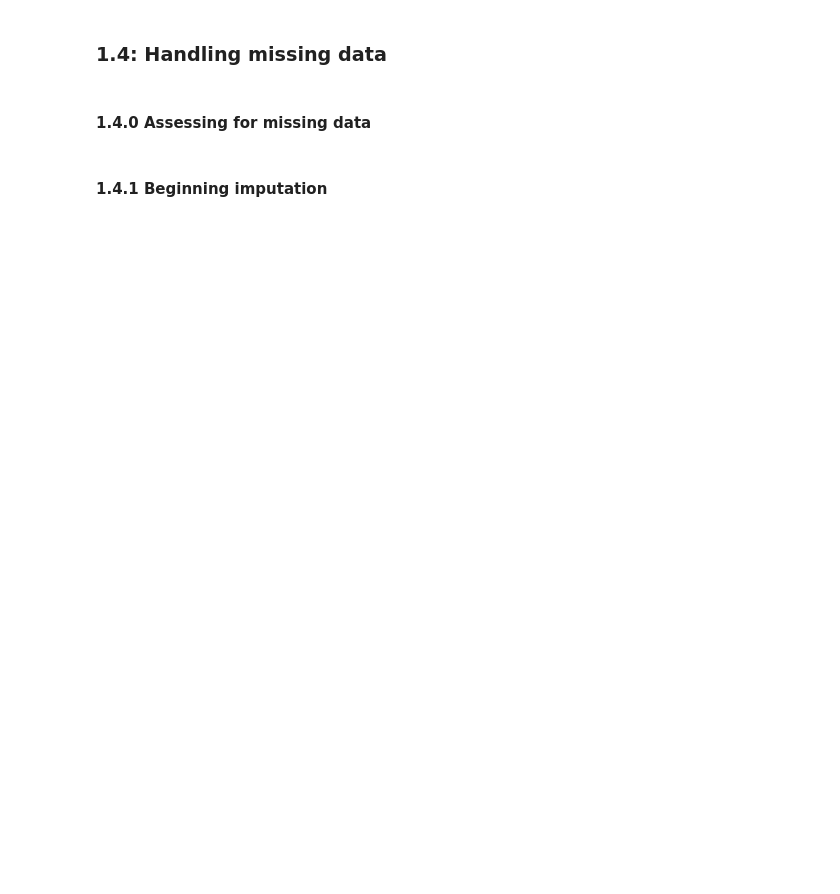
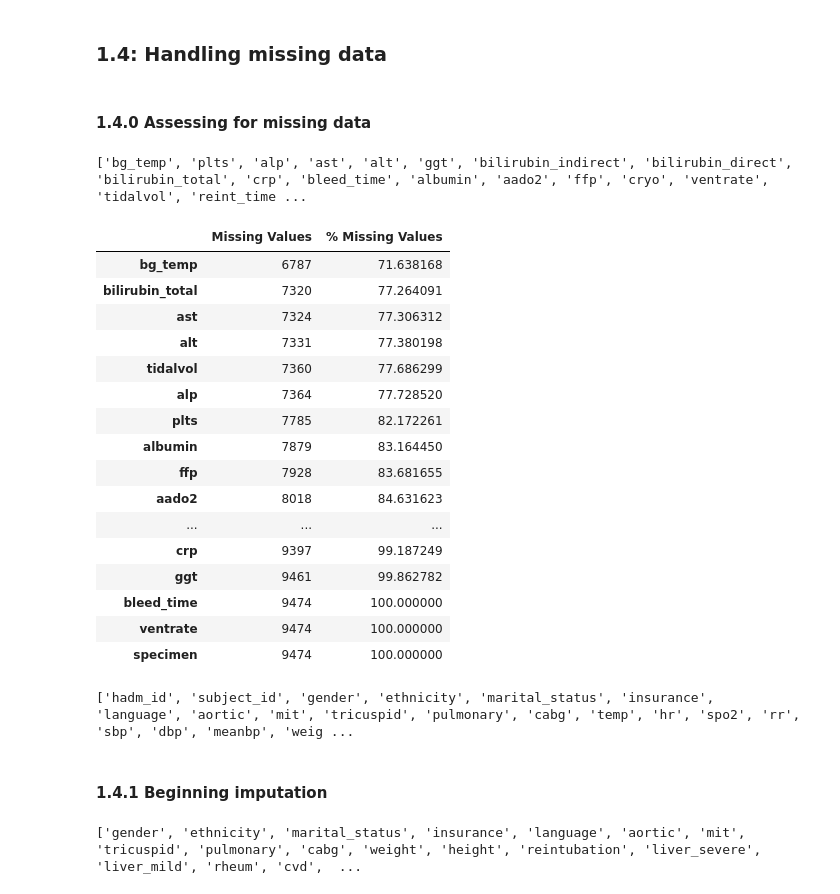
Before and after one commit to marcelchee/trident3, a Jupyter notebook: data_cleaning.ipynb, the cells around one changed output. Drawn from its saved outputs; the diff is of its cells as text; code cells hidden in the pictures; blank space fills up the shorter version.

```diff
--- a/data_cleaning.ipynb
+++ b/data_cleaning.ipynb
@@ -362,19 +484,39 @@ missing_data = missing_values_table(df)
 # %%
 #set limit and get list of variables missing above limit in `missing_cols`
 # missing_limit = 50 #allen
-missing_limit = 80 #marcel
+missing_limit = 70 #marcel
 missing_cols = missing_data.loc[missing_data['% Missing Values']>missing_limit].index.tolist()
 print(missing_cols)
 missing_data = missing_data.loc[missing_data['% Missing Values']>missing_limit]
 missing_data = missing_data.sort_values(by=['% Missing Values'])
 pd.set_option('display.max_rows', None)
 missing_data
+# %% [output]
+['bg_temp', 'plts', 'alp', 'ast', 'alt', 'ggt', 'bilirubin_indirect', 'bilirubin_direct', 'bilirubin_total', 'crp', 'bleed_time', 'albumin', 'aado2', 'ffp', 'cryo', 'ventrate', 'tidalvol', 'reint_time ...
+|  | Missing Values | % Missing Values |
+| bg_temp | 6787 | 71.638168 |
+| bilirubin_total | 7320 | 77.264091 |
+| ast | 7324 | 77.306312 |
+| alt | 7331 | 77.380198 |
+| tidalvol | 7360 | 77.686299 |
+| alp | 7364 | 77.728520 |
+| plts | 7785 | 82.172261 |
+| albumin | 7879 | 83.164450 |
+| ffp | 7928 | 83.681655 |
+| aado2 | 8018 | 84.631623 |
+| ... | ... | ... |
+| crp | 9397 | 99.187249 |
+| ggt | 9461 | 99.862782 |
+| bleed_time | 9474 | 100.000000 |
+| ventrate | 9474 | 100.000000 |
+| specimen | 9474 | 100.000000 |
 # %%
 pd.reset_option('display.max_rows')
 # %%
-#df = df.drop(axis=1, columns=list(missing_data.index), inplace=False) #allen
-df = df.drop(axis=1, columns=[i for i in list(missing_data.index) if i not in ['duration2','int_time2','ext_time2','aado2','fio2','deathtime']], inplace=False) #marcel
-print(list(df.columns))
+dfDroppedMissing = df[[i for i in df.columns if i not in missing_data.index and i not in ['duration2','int_time2','ext_time2','aado2','fio2','deathtime']]]
+print(list(dfDroppedMissing.columns))
+# %% [output]
+['hadm_id', 'subject_id', 'gender', 'ethnicity', 'marital_status', 'insurance', 'language', 'aortic', 'mit', 'tricuspid', 'pulmonary', 'cabg', 'temp', 'hr', 'spo2', 'rr', 'sbp', 'dbp', 'meanbp', 'weig ...
 # %% [markdown]
 #### 1.4.1 Beginning imputation
 # %%
@@ -419,8 +561,9 @@ for i in extraColumns:
         dfForImpute[i] = df[i]
     else:
         dfForImpute[i] = df[i].astype('category')
-dfForImpute.drop(axis=1, columns=[0], inplace=True)
-dfForImpute2 = dfForImpute.copy()
+dfForImpute = dfForImpute.copy()
+# %% [output]
+['gender', 'ethnicity', 'marital_status', 'insurance', 'language', 'aortic', 'mit', 'tricuspid', 'pulmonary', 'cabg', 'weight', 'height', 'reintubation', 'liver_severe', 'liver_mild', 'rheum', 'cvd',  ...
 # %%
 # before imputation again
 dfForImpute
```
Also changed, not shown: parts of 22 cells of this notebook, 5 other files.
